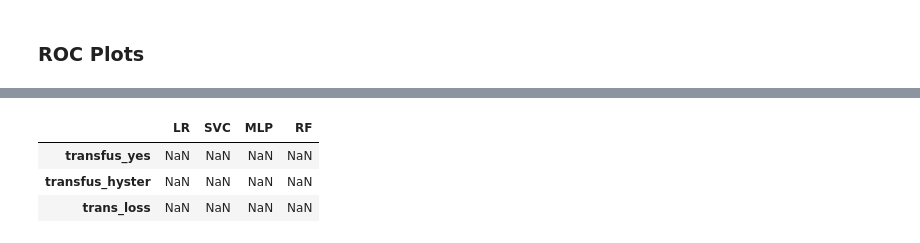
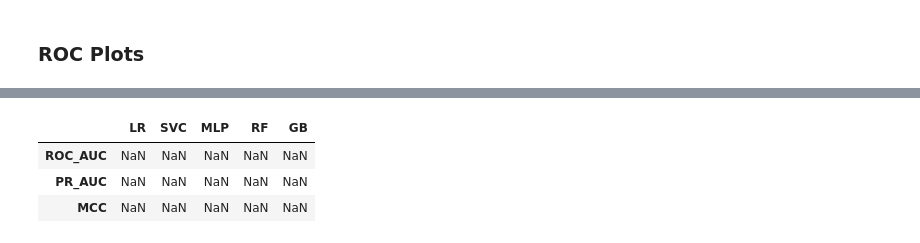
Before and after one commit to lhncbc/MFM_bopf, a Jupyter notebook: src/multi_predict/plot_results.ipynb, the cells around one changed output, grey strips where cells are left out. Cells and saved outputs as stored; diff of their text form; code cells hidden in the pictures.

```diff
--- a/src/multi_predict/plot_results.ipynb
+++ b/src/multi_predict/plot_results.ipynb
@@ -12,7 +12,8 @@ pd.options.display.max_rows = None
 inpath = '/MFMDatasets/MFM_bopf/src/multi_predict/results/'
 outpath = '/MFMDatasets/MFM_bopf/src/multi_predict/results/'
 
-alg_list = ["LR", "SVC", "MLP", "RF"]
+alg_list = ["LR", "SVC", "MLP", "RF", "GB"]
 datasets = "-ALL-"
-ds_list = ["transfus_yes", "transfus_hyster", "trans_loss"]
+samp_list = ["NONE", "RAND"]
+stat_list = ["ROC_AUC", "PR_AUC", "MCC"]
 # %%
@@ -24,10 +80,10 @@ ty_max = ty['ROC_AUC'].max()
 # %%
-alg_roc_df = pd.DataFrame(index=ds_list, columns=alg_list)
-alg_roc_df
+alg_stats_df = pd.DataFrame(index=stat_list, columns=alg_list)
+alg_stats_df
 # %% [output]
-|  | LR | SVC | MLP | RF |
-| transfus_yes | NaN | NaN | NaN | NaN |
-| transfus_hyster | NaN | NaN | NaN | NaN |
-| trans_loss | NaN | NaN | NaN | NaN |
+|  | LR | SVC | MLP | RF | GB |
+| ROC_AUC | NaN | NaN | NaN | NaN | NaN |
+| PR_AUC | NaN | NaN | NaN | NaN | NaN |
+| MCC | NaN | NaN | NaN | NaN | NaN |
 # %%
 for alg in alg_list:
```
Also changed, not shown: parts of 19 cells of this notebook, 1 other file.
